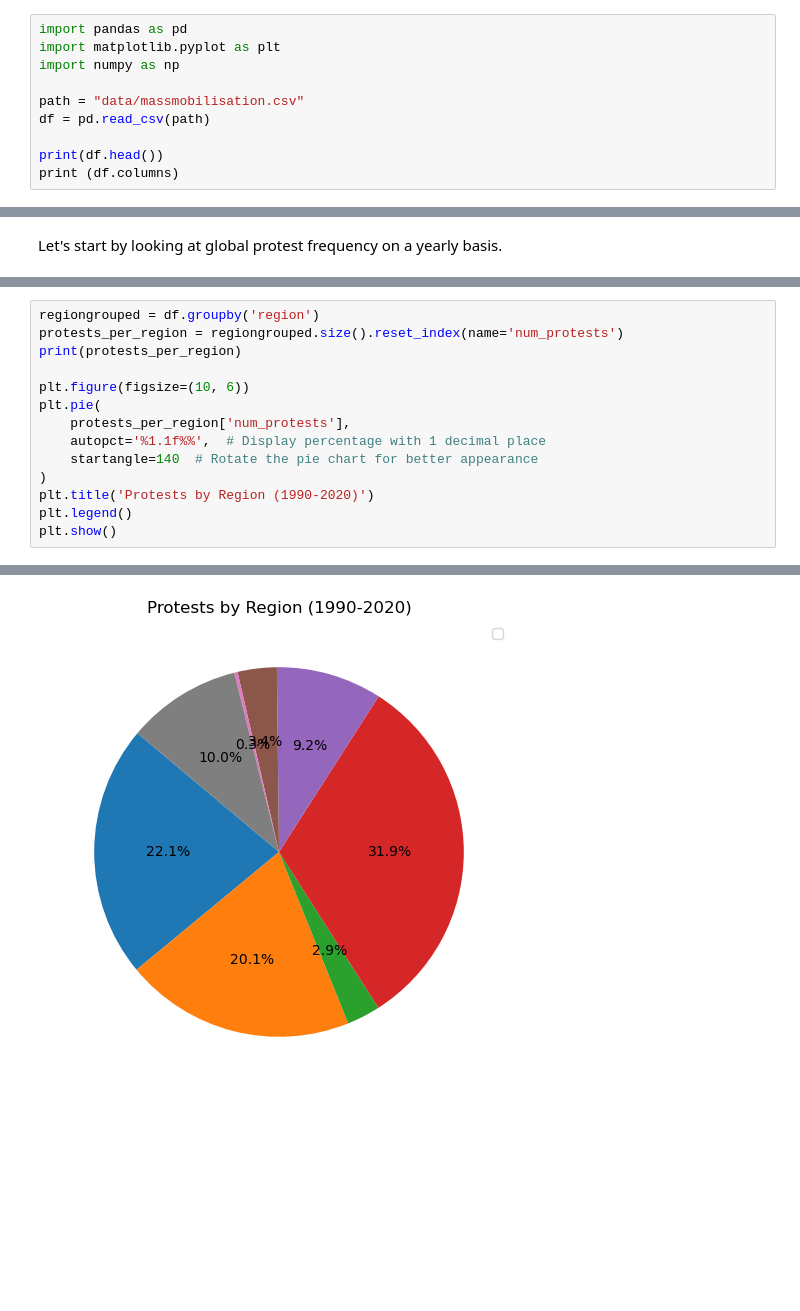
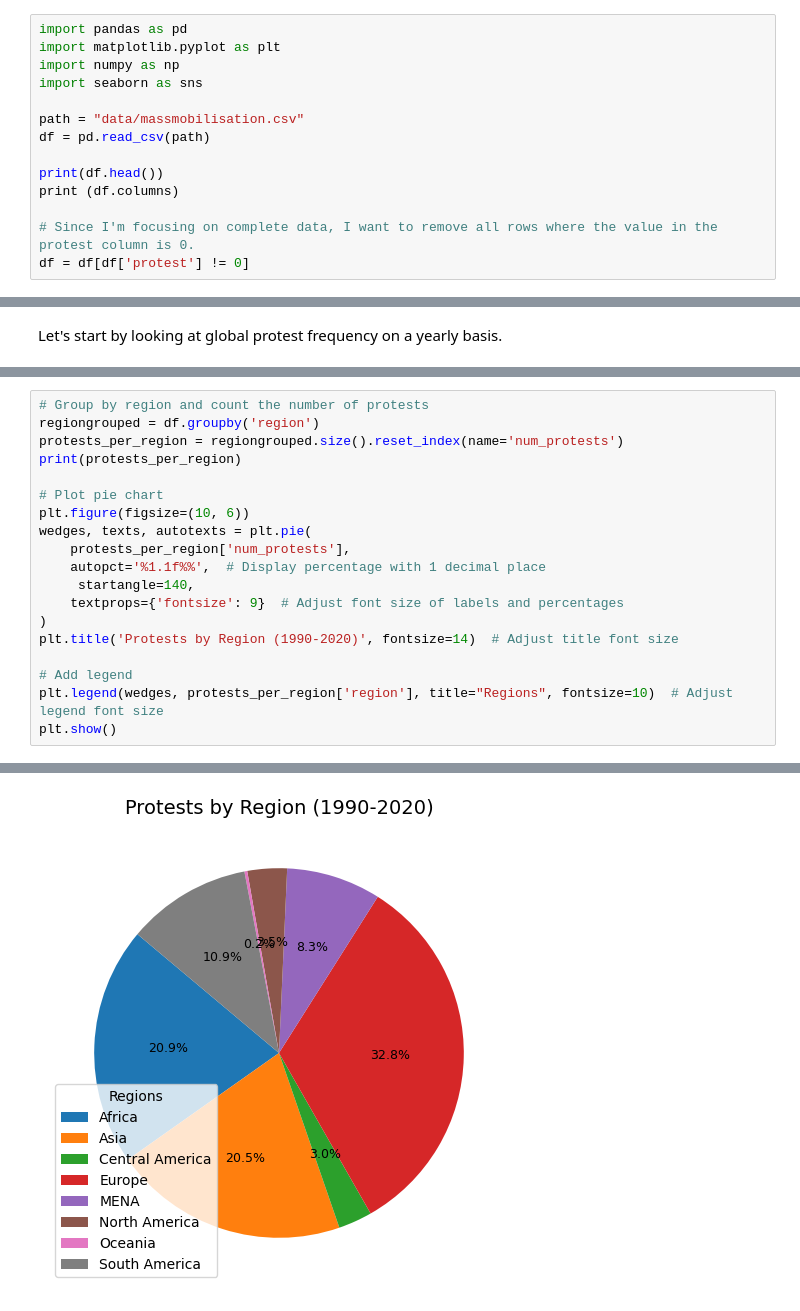
Before and after one commit to MylesHenehan/pfda, a Jupyter notebook: project/project.ipynb, the cells around one changed output, grey strips where cells are left out. Saved outputs shown, nothing was run; the diff lists cells and outputs as text; blank space fills up the shorter version.

```diff
--- a/project/project.ipynb
+++ b/project/project.ipynb
@@ -32,12 +32,16 @@ To begin, we'll start by importing our relevant libraries, and reading in our da
 import pandas as pd
 import matplotlib.pyplot as plt
 import numpy as np
+import seaborn as sns
 
 path = "data/massmobilisation.csv"
 df = pd.read_csv(path)
 
 print(df.head())
 print (df.columns)
+
+# Since I'm focusing on complete data, I want to remove all rows where the value in the protest column is 0.
+df = df[df['protest'] != 0]
 # %% [output]
           id country  ccode  year         region  protest  protestnumber  \
 0  201990001  Canada     20  1990  North America        1              1
@@ -111,16 +117,21 @@ As you can see from the plot above, the number of yearly protests in the 90s and
 # %%
+# Group by region and count the number of protests
 regiongrouped = df.groupby('region')
 protests_per_region = regiongrouped.size().reset_index(name='num_protests')
 print(protests_per_region)
 
+# Plot pie chart
 plt.figure(figsize=(10, 6))
-plt.pie(
+wedges, texts, autotexts = plt.pie(
     protests_per_region['num_protests'],
     autopct='%1.1f%%',  # Display percentage with 1 decimal place
-    startangle=140  # Rotate the pie chart for better appearance
+     startangle=140,
+    textprops={'fontsize': 9}  # Adjust font size of labels and percentages
 )
-plt.title('Protests by Region (1990-2020)')
-plt.legend()
+plt.title('Protests by Region (1990-2020)', fontsize=14)  # Adjust title font size
+
+# Add legend
+plt.legend(wedges, protests_per_region['region'], title="Regions", fontsize=10)  # Adjust legend font size
 plt.show()
 # %% [output]
             region  num_protests
@@ -135 +146 @@ plt.show()
-[figure, old version]
+[figure, new version]
```
Also changed, not shown: parts of 8 cells of this notebook, 1 other file.
